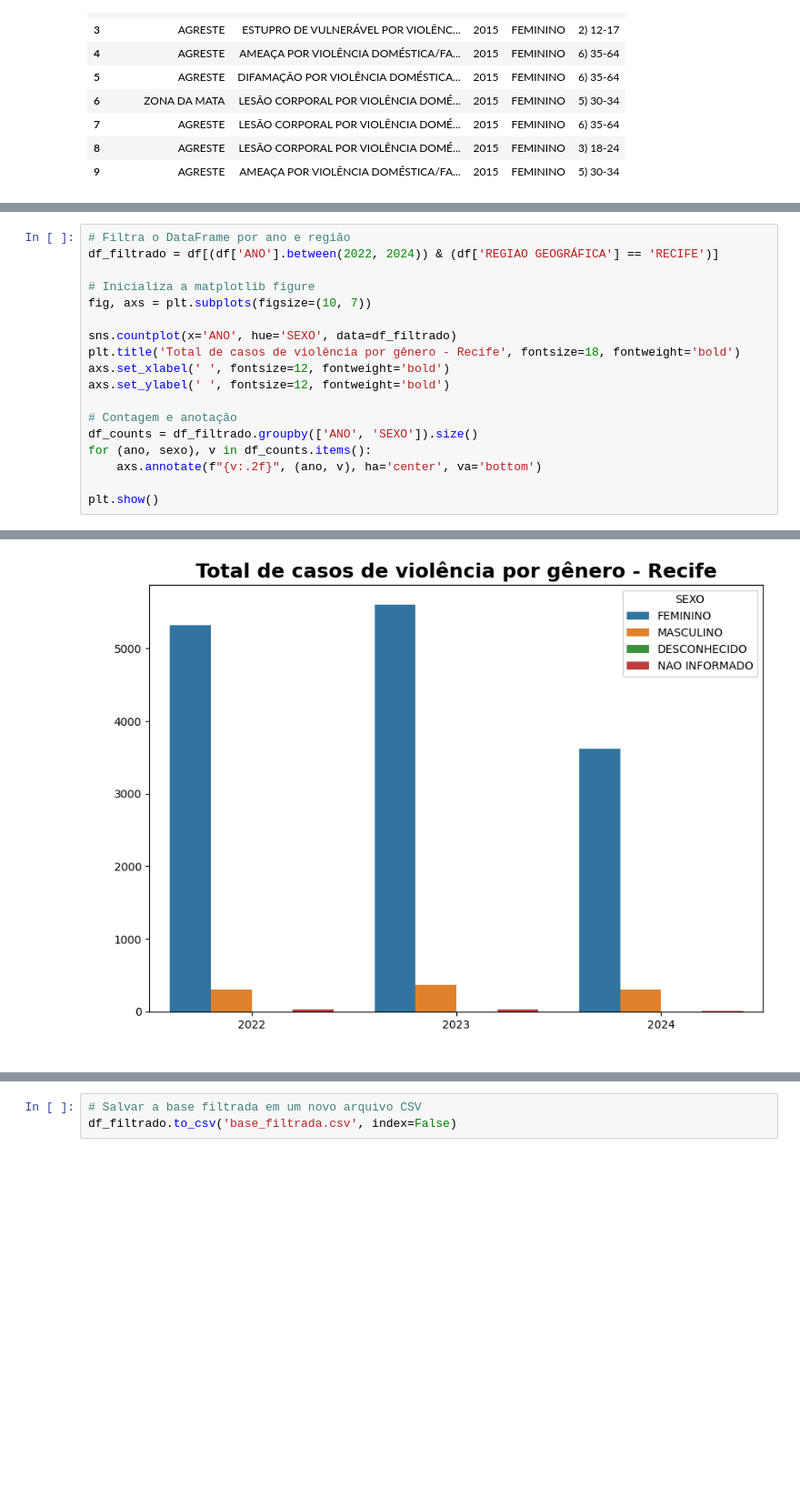
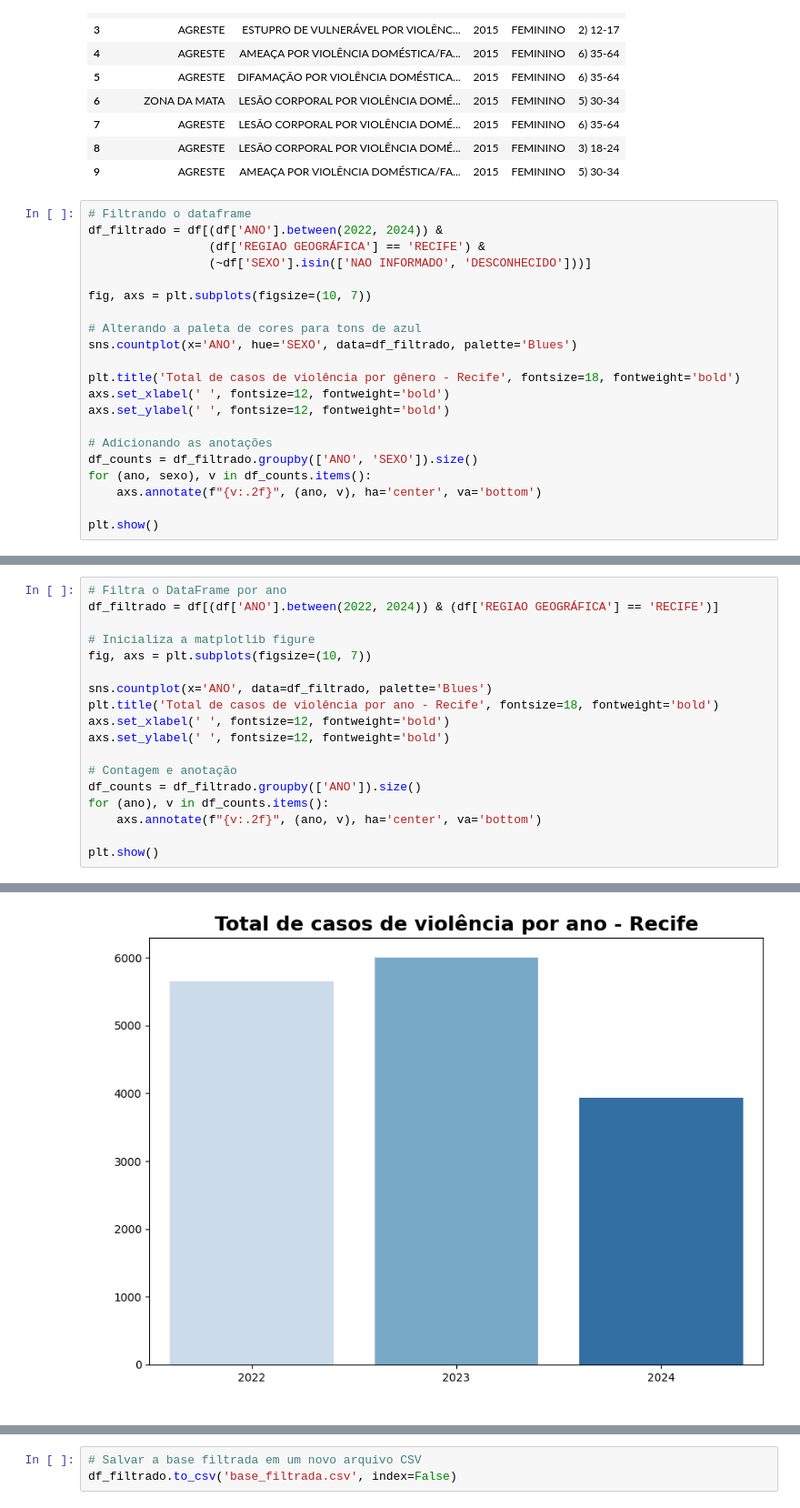
Before and after one commit to rayaneazvdo404/on35-python-s17-s18-projeto-final, a Jupyter notebook: material/Projeto_final.ipynb, the cells around one changed output, grey strips where cells are left out. Shown: that part at 91% size. Drawn from its saved outputs; the diff is of its cells as text; blank space fills up the shorter version.

```diff
--- a/material/Projeto_final.ipynb
+++ b/material/Projeto_final.ipynb
@@ -107,3 +107,24 @@ df.head(10)
 | 7 | AGRESTE | LESÃO CORPORAL POR VIOLÊNCIA DOMÉ... | 2015 | FEMININO | 6) 35-64 |
 | 8 | AGRESTE | LESÃO CORPORAL POR VIOLÊNCIA DOMÉ... | 2015 | FEMININO | 3) 18-24 |
 | 9 | AGRESTE | AMEAÇA POR VIOLÊNCIA DOMÉSTICA/FA... | 2015 | FEMININO | 5) 30-34 |
+# %%
+# Filtrando o dataframe
+df_filtrado = df[(df['ANO'].between(2022, 2024)) &
+                 (df['REGIAO GEOGRÁFICA'] == 'RECIFE') &
+                 (~df['SEXO'].isin(['NAO INFORMADO', 'DESCONHECIDO']))]
+
+fig, axs = plt.subplots(figsize=(10, 7))
+
+# Alterando a paleta de cores para tons de azul
+sns.countplot(x='ANO', hue='SEXO', data=df_filtrado, palette='Blues')
+
+plt.title('Total de casos de violência por gênero - Recife', fontsize=18, fontweight='bold')
+axs.set_xlabel(' ', fontsize=12, fontweight='bold')
+axs.set_ylabel(' ', fontsize=12, fontweight='bold')
+
+# Adicionando as anotações
+df_counts = df_filtrado.groupby(['ANO', 'SEXO']).size()
+for (ano, sexo), v in df_counts.items():
+    axs.annotate(f"{v:.2f}", (ano, v), ha='center', va='bottom')
+
+plt.show()
@@ -110,18 +133,18 @@ df.head(10)
 # %%
-# Filtra o DataFrame por ano e região
+# Filtra o DataFrame por ano
 df_filtrado = df[(df['ANO'].between(2022, 2024)) & (df['REGIAO GEOGRÁFICA'] == 'RECIFE')]
 
 # Inicializa a matplotlib figure
 fig, axs = plt.subplots(figsize=(10, 7))
 
-sns.countplot(x='ANO', hue='SEXO', data=df_filtrado)
-plt.title('Total de casos de violência por gênero - Recife', fontsize=18, fontweight='bold')
+sns.countplot(x='ANO', data=df_filtrado, palette='Blues')
+plt.title('Total de casos de violência por ano - Recife', fontsize=18, fontweight='bold')
 axs.set_xlabel(' ', fontsize=12, fontweight='bold')
 axs.set_ylabel(' ', fontsize=12, fontweight='bold')
 
 # Contagem e anotação
-df_counts = df_filtrado.groupby(['ANO', 'SEXO']).size()
-for (ano, sexo), v in df_counts.items():
+df_counts = df_filtrado.groupby(['ANO']).size()
+for (ano), v in df_counts.items():
     axs.annotate(f"{v:.2f}", (ano, v), ha='center', va='bottom')
 
 plt.show()
@@ -129,2 +155,2 @@ plt.show()
-[figure, old version]
+[figure, new version]
 # %%
```
Also changed, not shown: parts of 6 cells of this notebook, 1 other file.
